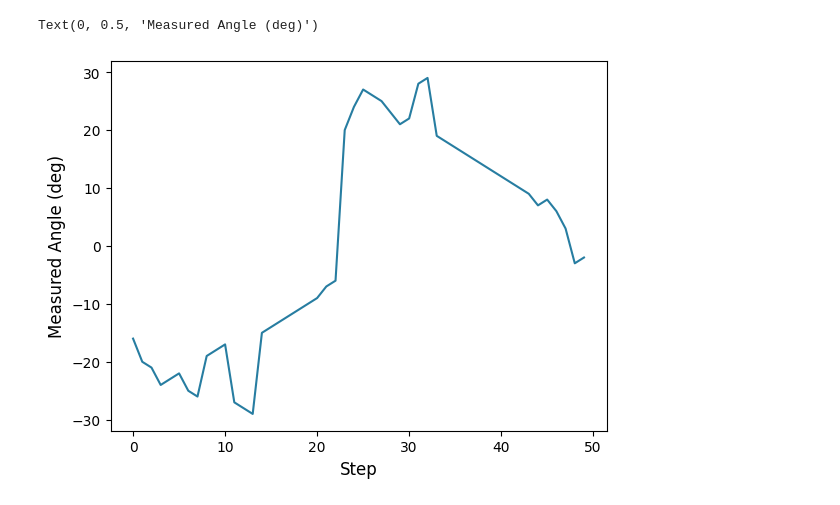
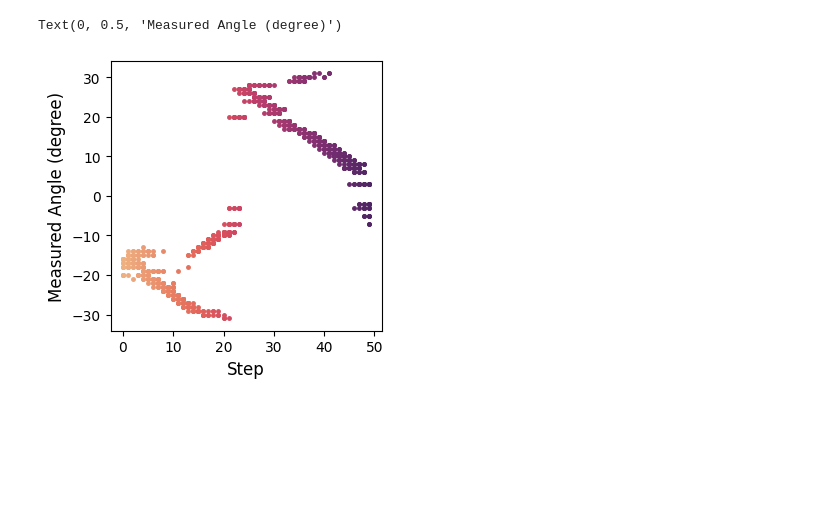
Before and after one commit to zhantaochen/inxs-steering, a Jupyter notebook: paper_preperation/real_exp_benchmark_results.ipynb, the cells around one changed output. Drawn from its saved outputs; the diff is of its cells as text; code cells hidden in the pictures; blank space fills up the shorter version.

```diff
--- a/paper_preperation/real_exp_benchmark_results.ipynb
+++ b/paper_preperation/real_exp_benchmark_results.ipynb
@@ -93,2 +57,0 @@ rdn_idx = np.random.choice(mae_sorted_quartiles_idx[0], 2, replace=False)
-# %%
-plt.rcParams["mathtext.fontset"] = "cm"
@@ -157,0 +203,4 @@ IndexError: index 12 is out of bounds for axis 0 with size 10
+# %%
+cmap = sns.color_palette("rocket", as_cmap=True)
+
+config_matplotlib.config_matplotlib()
@@ -157,0 +209,25 @@ IndexError: index 12 is out of bounds for axis 0 with size 10
+# %%
+
+w_idx_upper = 65
+aspect = 0.5
+extent = [0, S_pred_list[0].shape[1],
+          steer.experiment.w_grid.min().item(), steer.experiment.w_grid[w_idx_upper].item()]
+
+fig, ax = plt.subplots(1, 4, figsize=(8, 6))
+for i in range(3):
+    ax[i].imshow(S_pred_list[i][:w_idx_upper,:], origin='lower', cmap=cmap, extent=extent, aspect=aspect)
+    ax[i].set_title(f'Step {steps_demo[i]}\n $J={params_list[i][0]:.2f}$,  $J_{{p}}={params_list[i][1]:.2f}$',
+                    fontsize=10)
+ax[3].imshow(S_exp[:w_idx_upper,:], origin='lower', cmap=cmap, extent=extent, aspect=aspect)
+ax[3].set_title('Experiment \n $J=29.00$,  $J_{{p}}=1.68$',
+                fontsize=10)
+
+for i_ax, _ax in enumerate(ax):
+    _ax.set_xticks(kpt_indices)
+    _ax.set_xticklabels(kpt_labels)
+    if i_ax > 0:
+        _ax.set_yticklabels([])
+
+# fig.suptitle(rf'$J={params[0]:.2f}, \ J_{{p}}={params[1]:.2f}$')
+fig.tight_layout()
+# fig.savefig(f"test_idx_{idx_plot}.svg", bbox_inches='tight')
@@ -158,12 +399,14 @@ IndexError: index 12 is out of bounds for axis 0 with size 10
 # %%
-measured_angles = _pt['measured_angles']
+from matplotlib.colors import ListedColormap
 measured_angles[measured_angles > 180] -= 360
 
-fig, ax = plt.subplots(1,1)
+cmap = sns.color_palette("flare", as_cmap=True)
 
-ax.plot(measured_angles)
+fig, ax = plt.subplots(1, 1, figsize=(3.5, 3.5))
+for i in range(measured_angles.shape[1]):
+    ax.plot(i * np.ones_like(measured_angles[:,i]), measured_angles[:,i], 'o', color=cmap(i/50), markersize=2.5);
 ax.set_xlabel('Step')
-ax.set_ylabel('Measured Angle (deg)')
+ax.set_ylabel('Measured Angle (degree)')
 # %% [output]
-Text(0, 0.5, 'Measured Angle (deg)')
+Text(0, 0.5, 'Measured Angle (degree)')
-[figure, old version]
+[figure, new version]
```
Also changed, not shown: parts of 30 cells of this notebook, 2 other files.
